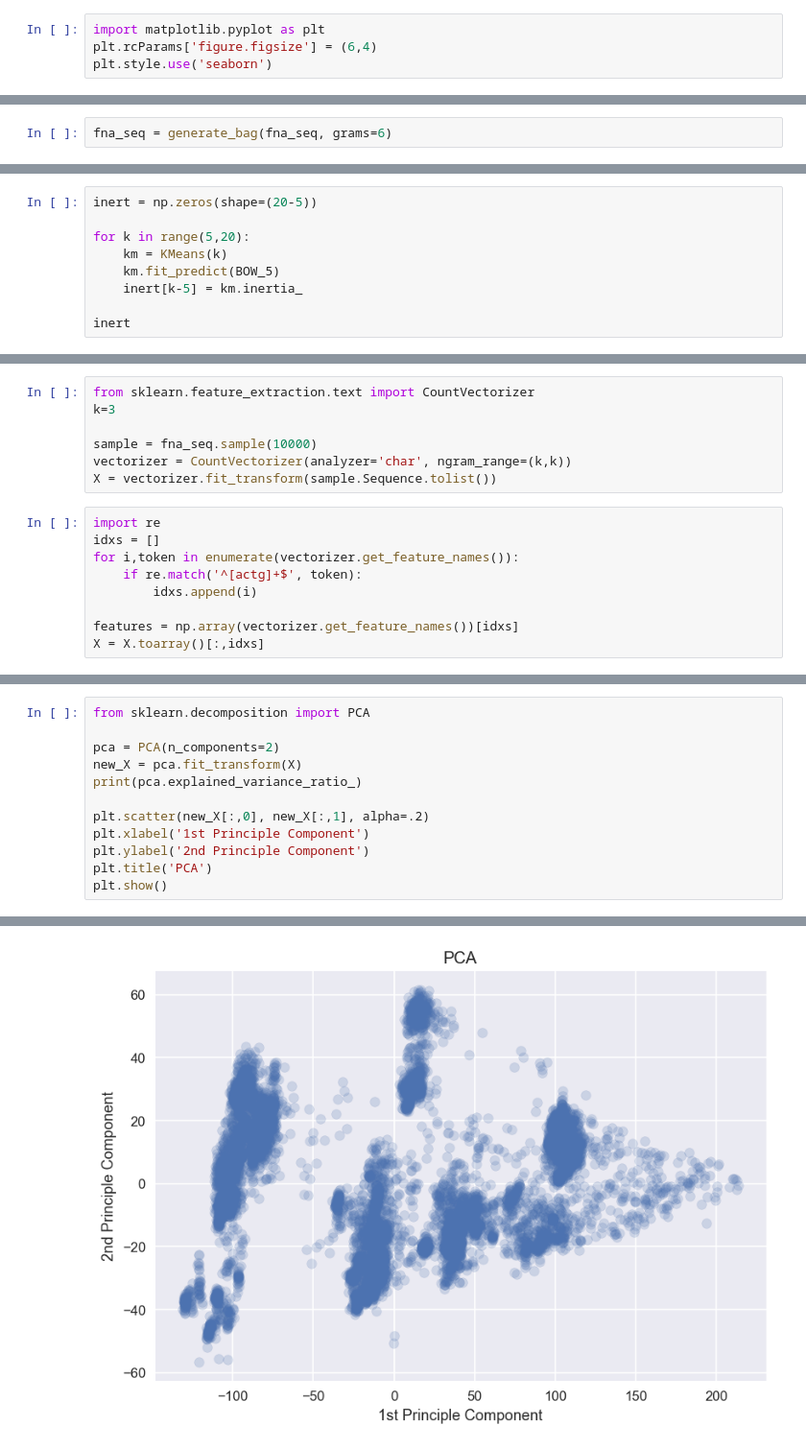
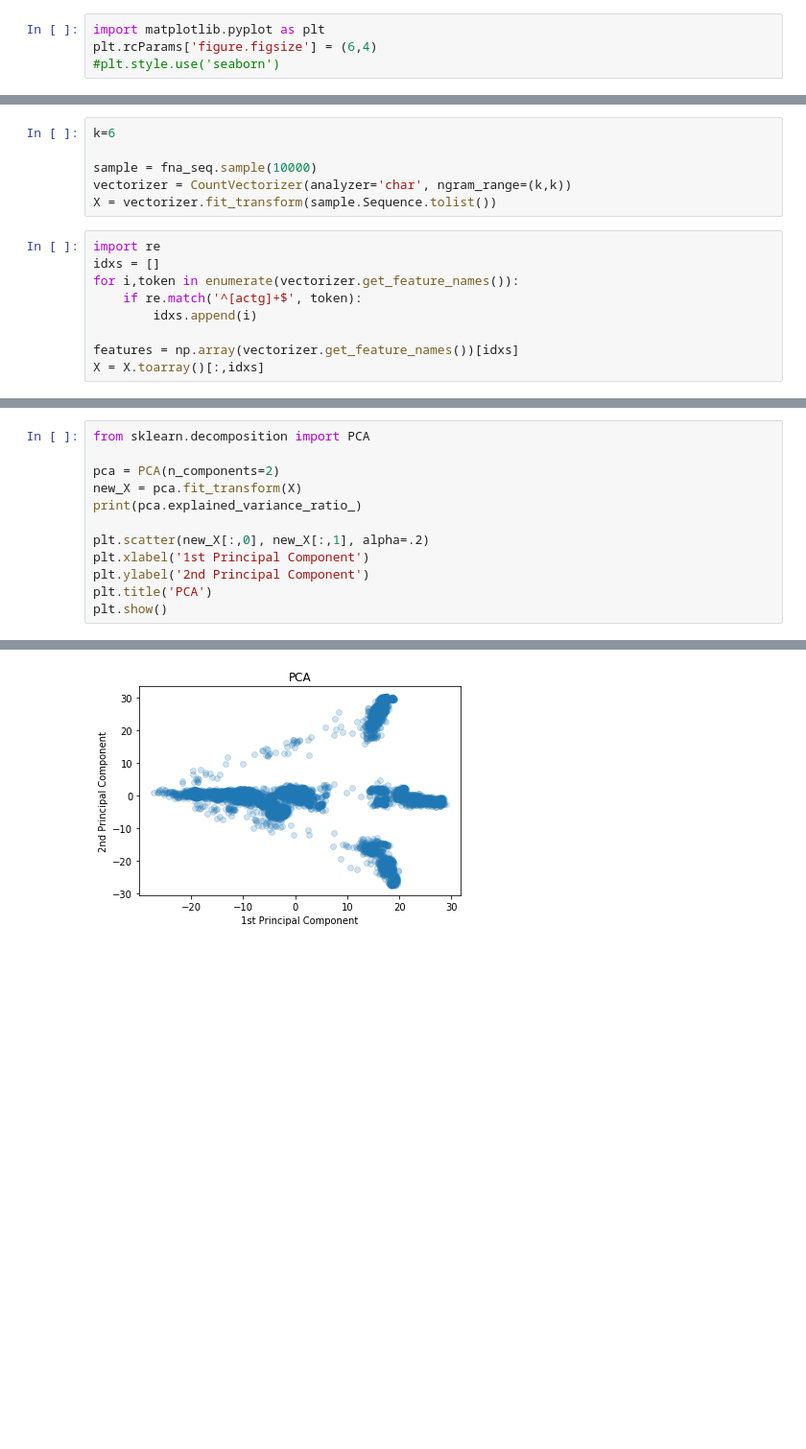
Before and after one commit to lukas-gust/data_mining_influenza, a Jupyter notebook: seq_distance.ipynb, the cells around one changed output, grey strips where cells are left out. Shown at 96% size. Drawn from its saved outputs; the diff is of its cells as text; blank space fills up the shorter version.

```diff
--- a/seq_distance.ipynb
+++ b/seq_distance.ipynb
@@ -18,7 +18,7 @@ from FASTA_parse import sequence
 # %%
 import matplotlib.pyplot as plt
 plt.rcParams['figure.figsize'] = (6,4)
-plt.style.use('seaborn')
+#plt.style.use('seaborn')
 # %%
 # read in the sequences
 with gzip.open('influenza.fna.pklz', 'rb') as fin:
@@ -72,5 +72,3 @@ def generate_bag(seq_df, grams=2, r=0):
     return new_vec
 # %%
 BOW_5 = generate_bag(fna_seq.sample(1000), grams=4)
-# %%
-fna_seq = generate_bag(fna_seq, grams=6)
@@ -87,9 +77,0 @@ from nltk.cluster.util import cosine_distance
-# %%
-inert = np.zeros(shape=(20-5))
-
-for k in range(5,20):
-    km = KMeans(k)
-    km.fit_predict(BOW_5)
-    inert[k-5] = km.inertia_
-
-inert
@@ -102,6 +78,5 @@ array([ 1464990.54255474,  1337135.41551487,  1225454.49595252,
 # %%
-from sklearn.feature_extraction.text import CountVectorizer
-k=3
+k=6
 
 sample = fna_seq.sample(10000)
 vectorizer = CountVectorizer(analyzer='char', ngram_range=(k,k))
@@ -146,8 +123,8 @@ new_X = pca.fit_transform(X)
 print(pca.explained_variance_ratio_)
 
 plt.scatter(new_X[:,0], new_X[:,1], alpha=.2)
-plt.xlabel('1st Principle Component')
-plt.ylabel('2nd Principle Component')
+plt.xlabel('1st Principal Component')
+plt.ylabel('2nd Principal Component')
 plt.title('PCA')
 plt.show()
 # %% [output]
@@ -155 +132 @@ plt.show()
-[figure, old version]
+[figure, new version]
```
Also changed, not shown: parts of 7 cells of this notebook.
